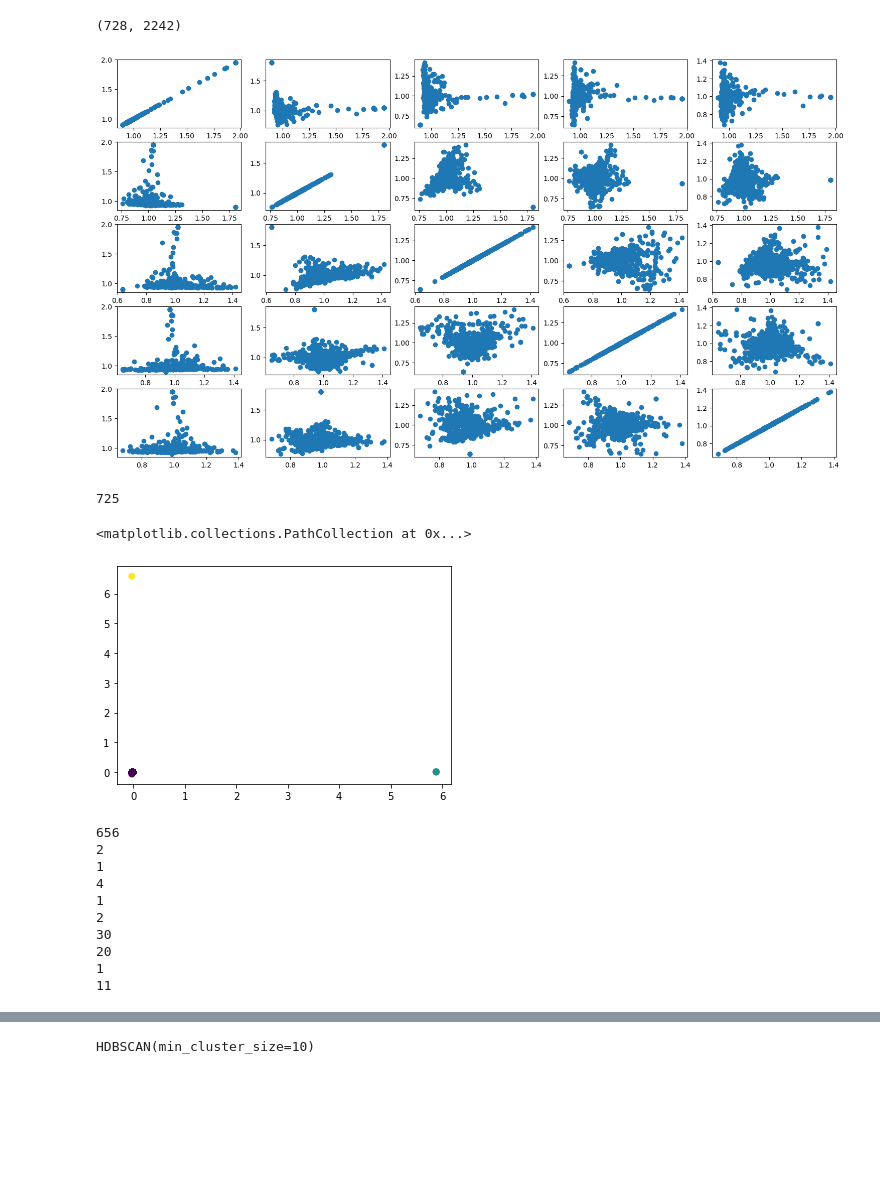
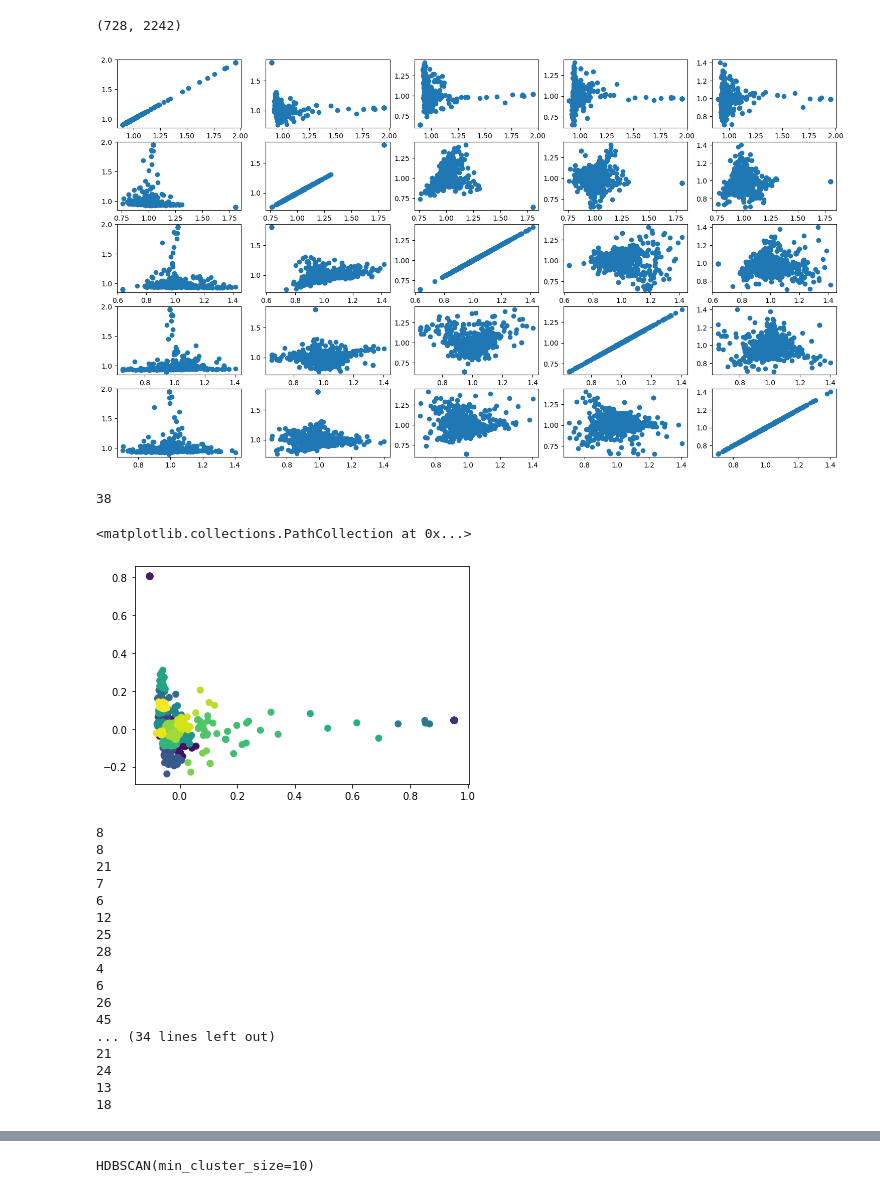
Before and after one commit to vc64/essayGrouping, a Jupyter notebook: essayGrouping.ipynb, the cells around one changed output, grey strips where cells are left out. Saved outputs shown, nothing was run; the diff lists cells and outputs as text; code cells hidden in the pictures; blank space fills up the shorter version.

```diff
--- a/essayGrouping.ipynb
+++ b/essayGrouping.ipynb
@@ -154,6 +161,7 @@ def get_bag(docs, word_list):
 allprompts = []
 prompt_matrix = []
 prompt_corpus = []
+numPrompts = []
 
 potential_issues = []
 index = 0
@@ -193,6 +201,8 @@ for link_index in range(len(college_links)):
                 for x in select_prompts:
                     prompts.append(("Select-A-Prompt", x))
 
+        numPrompts.append(len(prompts))
+
         # checks again, but now for schools with only common app essay
         if prompts == []:
             continue
@@ -200,6 +210,7 @@ for link_index in range(len(college_links)):
         # prompts is a list of prompts for the current school.
         # each prompt is in a tuple with their title first and then the prompt
         allprompts.append([link_index, prompts])
+
 
         prompts, word_list = get_bag(prompts, word_list)
 
@@ -277,4 +300,13 @@ tfidf_matrix = vec.fit_transform(prompt_corpus)
 
 # print("Feature Names n",vec.get_feature_names_out())
 # print("Sparse Matrix n",matrix.shape,"n",matrix.toarray())
+
+tfidf_shape = tfidf_matrix.shape
+print(tfidf_shape)
+
+tfidf_matrix_indexed = np.hstack((np.arange(tfidf_shape[0])[:, None], tfidf_matrix.toarray()))
+
+
+print(tfidf_matrix_indexed)
+# print(type(tfidf_matrix.toarray()))
 # %% [output]
@@ -410,7 +449,7 @@ pca = PCA(n_components=5)
 
 
 # pca_data = pca.fit_transform(prompt_np_array[:,2:])
-pca_data = pca.fit_transform(tfidf_matrix.toarray())
+pca_data = pca.fit_transform(tfidf_matrix_indexed[:,1:])
 
 # print(pca_data[0:100])
 
@@ -450,7 +489,7 @@ plt.show()
 
 # fig.set_dpi(100)
 # %% [output]
-[figure, old version]
+[figure, new version]
 # %%
 # k means clustering from scratch
 # 2D ONLY
@@ -607,40 +646,47 @@ def k_means(points, k, labels = 0):
 # %%
 pca_points = [[pca_data[:,0][i], pca_data[:,1][i]] for i in range(len(pca_data[:,1]))]
 
-num_clusters = 3
+num_clusters = 30
 
 pca_clusters = k_means(pca_points, num_clusters)
 
 # EVERYTHING IS IN ONE CLUSTER AHHHHH
 print(len(pca_clusters[0]))
 
 pca_clusters_graph = []
 
 for c in range(len(pca_clusters)):
     for x in pca_clusters[c]:
         pca_clusters_graph.append(x + [c])
 
 pca_clusters_graph = np.asarray(pca_clusters_graph)
 
 plt.scatter(pca_clusters_graph[:,0], pca_clusters_graph[:,1], c = pca_clusters_graph[:,2])
 # %% [output]
-725
+38
 <matplotlib.collections.PathCollection at 0x...>
-[figure, old version]
+[figure, new version]
 # %%
-all_clusters = k_means(prompt_vectors, 10, labels = 2)
+all_clusters = k_means(tfidf_matrix.toarray(), 50, labels = 0)
 
 for x in all_clusters:
     print(len(x))
 # %% [output]
-656
-2
-1
+8
+8
+21
+7
+6
+12
+25
+28
 4
-1
-2
-30
-20
-1
-11
+6
+26
+45
+... (34 lines left out)
+21
+24
+13
+18
 # %%
```
Also changed, not shown: parts of 7 cells of this notebook.
